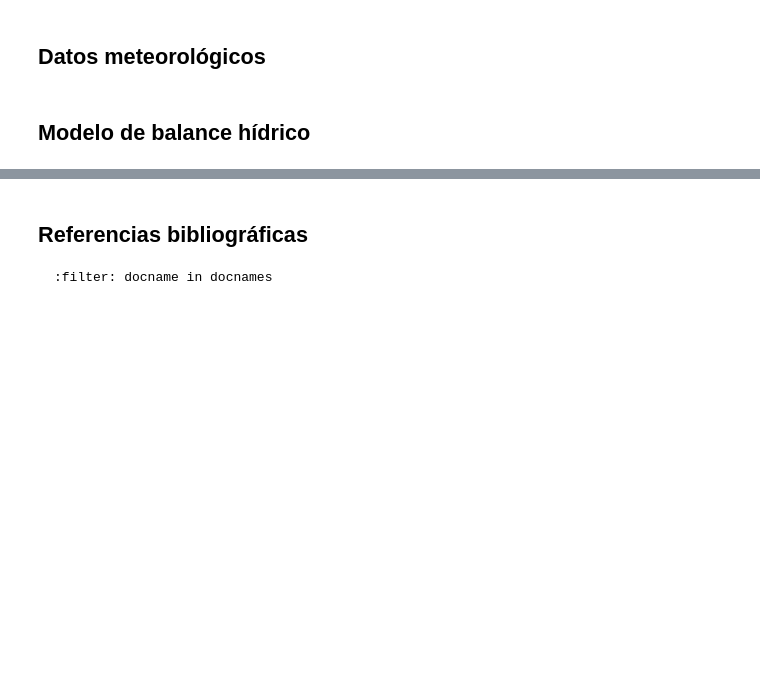
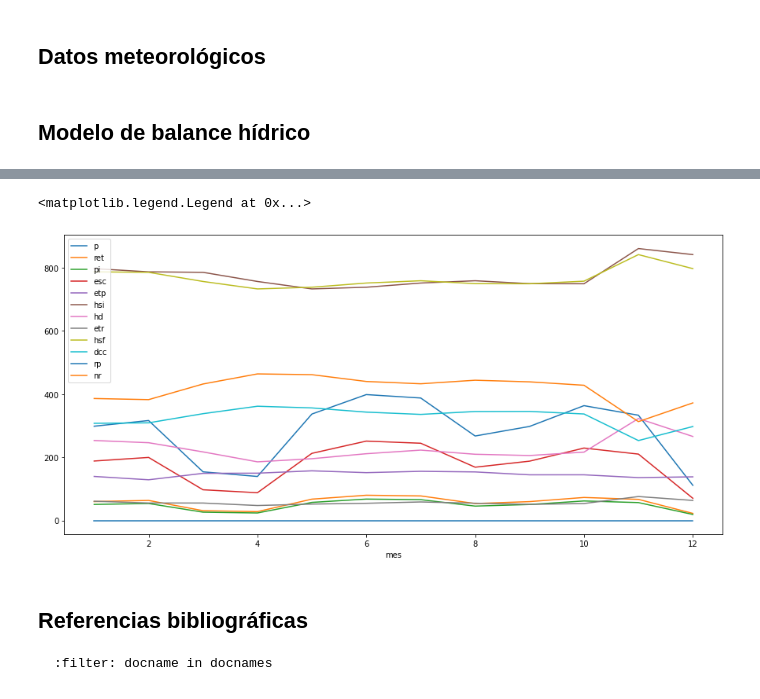
Before and after one commit to balancehidrico/balancehidrico.github.io, a Jupyter notebook: _build/jupyter_execute/modelos/playapotrero-201106-schosinsky/playapotrero-201106-schosinsky.ipynb, the cells around one changed output, grey strips where cells are left out. Drawn from its saved outputs; the diff is of its cells as text; code cells hidden in the pictures; blank space fills up the shorter version.

````diff
--- a/_build/jupyter_execute/modelos/playapotrero-201106-schosinsky/playapotrero-201106-schosinsky.ipynb
+++ b/_build/jupyter_execute/modelos/playapotrero-201106-schosinsky/playapotrero-201106-schosinsky.ipynb
@@ -162,3 +156,8 @@ px.line(meses, x="mes", y=meses.columns[[1,2,3,4,5,6,9,10,11,12,13,14]])
+# %%
+meses.plot(kind='line', x='mes', y=meses.columns[[1,2,3,4,5,6,9,10,11,12,13,14]], figsize=(15,7)).legend(loc='upper left')
+# %% [output]
+<matplotlib.legend.Legend at 0x...>
+[figure, added]
 # %% [markdown]
 ## Referencias bibliográficas
 ```{bibliography}
````
Also changed, not shown: parts of 2 cells of this notebook, 10 other files.
